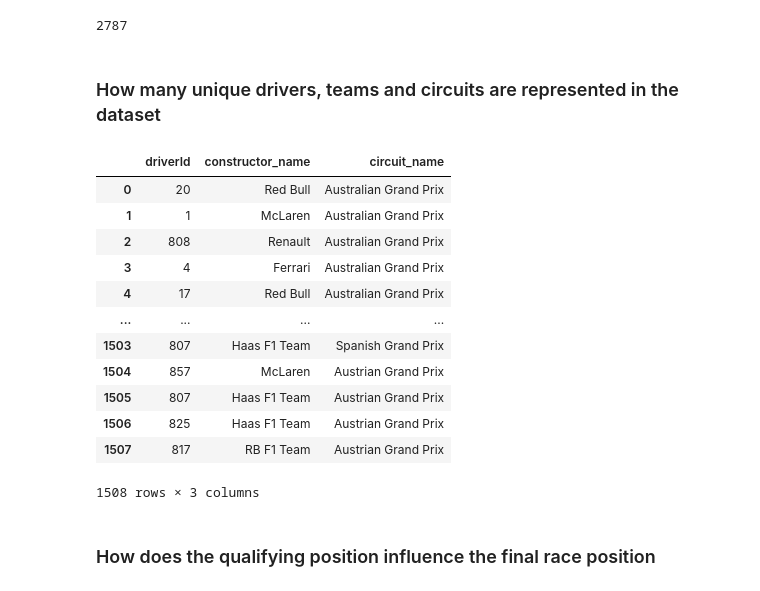
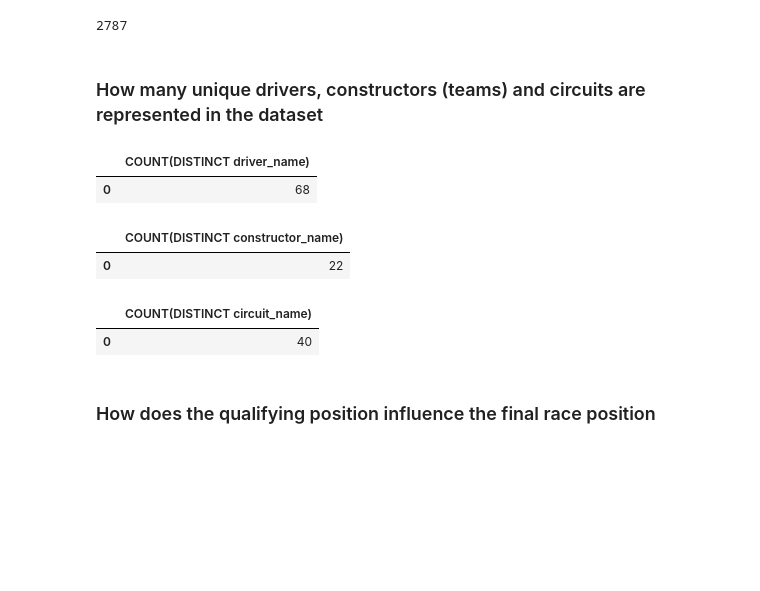
Before and after one commit to jennydang61/Driver-Performance-Prediction, a Jupyter notebook: formula1.ipynb, the cells around one changed output. Drawn from its saved outputs; the diff is of its cells as text; code cells hidden in the pictures; blank space fills up the shorter version.

```diff
--- a/formula1.ipynb
+++ b/formula1.ipynb
@@ -376,25 +392,23 @@ df.to_sql('formula_one', conn, if_exists='replace')
 # %% [output]
 2787
 # %% [markdown]
-### How many unique drivers, teams and circuits are represented in the dataset
+### How many unique drivers, constructors (teams) and circuits are represented in the dataset
-# %%
-unique = pd.read_sql_query('SELECT DISTINCT driverId, constructor_name, circuit_name FROM formula_one', conn)
-
-display(unique)
-# %% [output]
-|  | driverId | constructor_name | circuit_name |
-| 0 | 20 | Red Bull | Australian Grand Prix |
-| 1 | 1 | McLaren | Australian Grand Prix |
-| 2 | 808 | Renault | Australian Grand Prix |
-| 3 | 4 | Ferrari | Australian Grand Prix |
-| 4 | 17 | Red Bull | Australian Grand Prix |
-| ... | ... | ... | ... |
-| 1503 | 807 | Haas F1 Team | Spanish Grand Prix |
-| 1504 | 857 | McLaren | Austrian Grand Prix |
-| 1505 | 807 | Haas F1 Team | Austrian Grand Prix |
-| 1506 | 825 | Haas F1 Team | Austrian Grand Prix |
-| 1507 | 817 | RB F1 Team | Austrian Grand Prix |
-1508 rows × 3 columns
+# %%
+unique_drivers = pd.read_sql_query('SELECT COUNT(DISTINCT driver_name) AS unique_drivers FROM formula_one', conn)
+display(unique_drivers)
+
+unique_constructors = pd.read_sql_query('SELECT COUNT(DISTINCT constructor_name) AS unique_constructors FROM formula_one', conn)
+display(unique_constructors)
+
+unique_circuits = pd.read_sql_query('SELECT COUNT(DISTINCT circuit_name) AS unique_circuits FROM formula_one', conn)
+display(unique_circuits)
+# %% [output]
+|  | COUNT(DISTINCT driver_name) |
+| 0 | 68 |
+|  | COUNT(DISTINCT constructor_name) |
+| 0 | 22 |
+|  | COUNT(DISTINCT circuit_name) |
+| 0 | 40 |
 # %% [markdown]
 ### How does the qualifying position influence the final race position
 # %%
```
Also changed, not shown: parts of 5 cells of this notebook, 1 other file.
